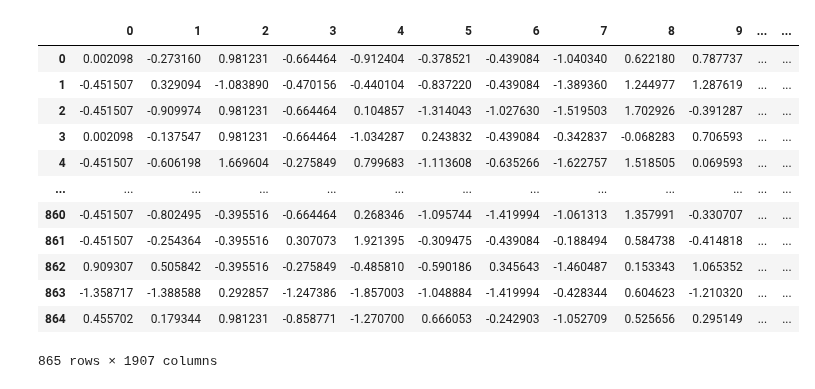
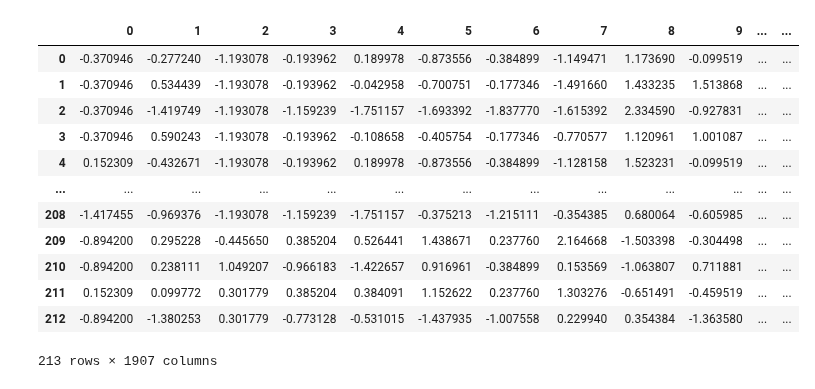
Before and after one commit to lstorchi/mllogdp, a Jupyter notebook: jnb/OTTIMIZZAZIONE_PARAMETRI_SVM_Tr_set.ipynb, the cells around one changed output. Saved outputs shown, nothing was run; the diff lists cells and outputs as text; code cells hidden in the pictures.

```diff
--- a/jnb/OTTIMIZZAZIONE_PARAMETRI_SVM_Tr_set.ipynb
+++ b/jnb/OTTIMIZZAZIONE_PARAMETRI_SVM_Tr_set.ipynb
@@ -143,4 +149,5 @@ GMTr  :
 # %%
+%%time
 import sklearn
 import sklearn.preprocessing
 from sklearn.preprocessing import StandardScaler
@@ -149,4 +156,9 @@ scaler = StandardScaler()
 X_GM_SCALED_Tr = scaler.fit_transform(X['GMTr'])
 X_GM_SCALED_Tr_dataframe = pd.DataFrame(X_GM_SCALED_Tr)
 X_GM_SCALED_Tr_dataframe
+
+X_GM_SCALED_Te = scaler.fit_transform(X['GMTe'])
+X_GM_SCALED_Te_dataframe = pd.DataFrame(X_GM_SCALED_Te)
+X_GM_SCALED_Tr_dataframe
+X_GM_SCALED_Te_dataframe
 # %% [output]
@@ -153,13 +167,13 @@ X_GM_SCALED_Tr_dataframe
 |  | 0 | 1 | 2 | 3 | 4 | 5 | 6 | 7 | 8 | 9 | ... | ... |
-| 0 | 0.002098 | -0.273160 | 0.981231 | -0.664464 | -0.912404 | -0.378521 | -0.439084 | -1.040340 | 0.622180 | 0.787737 | ... | ... |
-| 1 | -0.451507 | 0.329094 | -1.083890 | -0.470156 | -0.440104 | -0.837220 | -0.439084 | -1.389360 | 1.244977 | 1.287619 | ... | ... |
-| 2 | -0.451507 | -0.909974 | 0.981231 | -0.664464 | 0.104857 | -1.314043 | -1.027630 | -1.519503 | 1.702926 | -0.391287 | ... | ... |
-| 3 | 0.002098 | -0.137547 | 0.981231 | -0.664464 | -1.034287 | 0.243832 | -0.439084 | -0.342837 | -0.068283 | 0.706593 | ... | ... |
-| 4 | -0.451507 | -0.606198 | 1.669604 | -0.275849 | 0.799683 | -1.113608 | -0.635266 | -1.622757 | 1.518505 | 0.069593 | ... | ... |
+| 0 | -0.370946 | -0.277240 | -1.193078 | -0.193962 | 0.189978 | -0.873556 | -0.384899 | -1.149471 | 1.173690 | -0.099519 | ... | ... |
+| 1 | -0.370946 | 0.534439 | -1.193078 | -0.193962 | -0.042958 | -0.700751 | -0.177346 | -1.491660 | 1.433235 | 1.513868 | ... | ... |
+| 2 | -0.370946 | -1.419749 | -1.193078 | -1.159239 | -1.751157 | -1.693392 | -1.837770 | -1.615392 | 2.334590 | -0.927831 | ... | ... |
+| 3 | -0.370946 | 0.590243 | -1.193078 | -0.193962 | -0.108658 | -0.405754 | -0.177346 | -0.770577 | 1.120961 | 1.001087 | ... | ... |
+| 4 | 0.152309 | -0.432671 | -1.193078 | -0.193962 | 0.189978 | -0.873556 | -0.384899 | -1.128158 | 1.523231 | -0.099519 | ... | ... |
 | ... | ... | ... | ... | ... | ... | ... | ... | ... | ... | ... | ... | ... |
-| 860 | -0.451507 | -0.802495 | -0.395516 | -0.664464 | 0.268346 | -1.095744 | -1.419994 | -1.061313 | 1.357991 | -0.330707 | ... | ... |
-| 861 | -0.451507 | -0.254364 | -0.395516 | 0.307073 | 1.921395 | -0.309475 | -0.439084 | -0.188494 | 0.584738 | -0.414818 | ... | ... |
-| 862 | 0.909307 | 0.505842 | -0.395516 | -0.275849 | -0.485810 | -0.590186 | 0.345643 | -1.460487 | 0.153343 | 1.065352 | ... | ... |
-| 863 | -1.358717 | -1.388588 | 0.292857 | -1.247386 | -1.857003 | -1.048884 | -1.419994 | -0.428344 | 0.604623 | -1.210320 | ... | ... |
-| 864 | 0.455702 | 0.179344 | 0.981231 | -0.858771 | -1.270700 | 0.666053 | -0.242903 | -1.052709 | 0.525656 | 0.295149 | ... | ... |
+| 208 | -1.417455 | -0.969376 | -1.193078 | -1.159239 | -1.751157 | -0.375213 | -1.215111 | -0.354385 | 0.680064 | -0.605985 | ... | ... |
+| 209 | -0.894200 | 0.295228 | -0.445650 | 0.385204 | 0.526441 | 1.438671 | 0.237760 | 2.164668 | -1.503398 | -0.304498 | ... | ... |
+| 210 | -0.894200 | 0.238111 | 1.049207 | -0.966183 | -1.422657 | 0.916961 | -0.384899 | 0.153569 | -1.063807 | 0.711881 | ... | ... |
+| 211 | 0.152309 | 0.099772 | 0.301779 | 0.385204 | 0.384091 | 1.152622 | 0.237760 | 1.303276 | -0.651491 | -0.459519 | ... | ... |
+| 212 | -0.894200 | -1.380253 | 0.301779 | -0.773128 | -0.531015 | -1.437935 | -1.007558 | 0.229940 | 0.354384 | -1.363580 | ... | ... |
-865 rows × 1907 columns
+213 rows × 1907 columns
```
Also changed, not shown: parts of 21 cells of this notebook.
